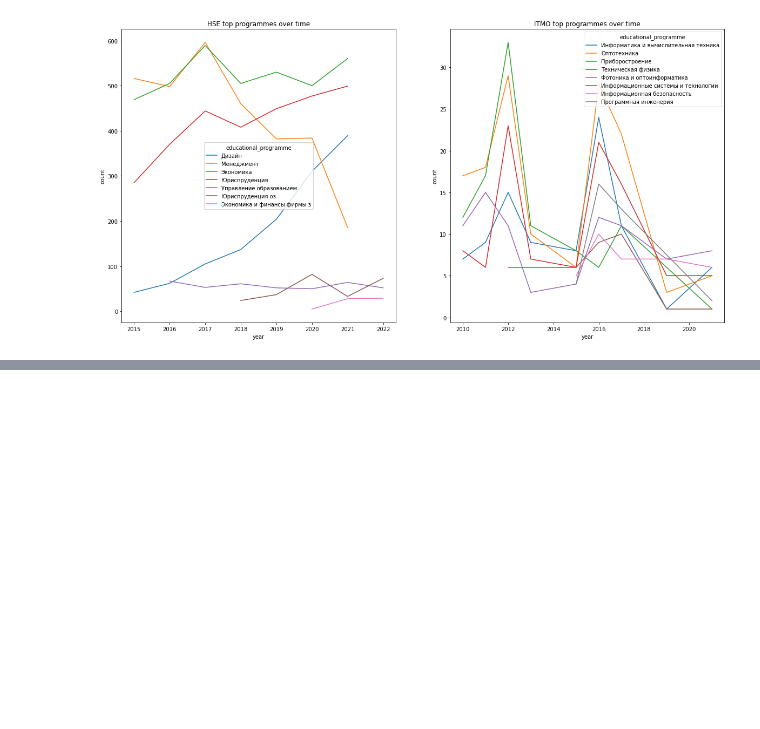
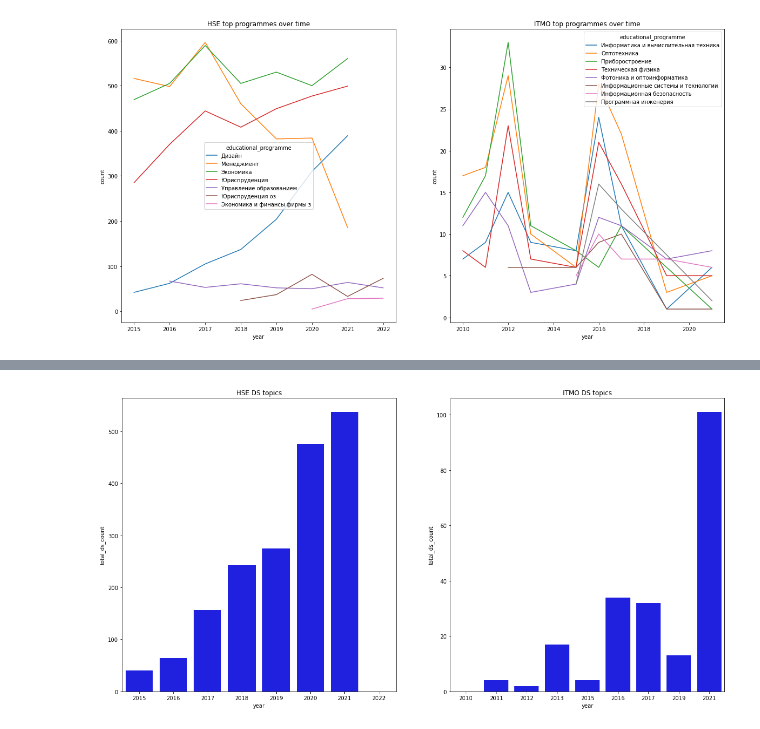
Before and after one commit to evjeny/diplomas_exploratory_analysis, a Jupyter notebook: analysis.ipynb, the cells around one changed output, grey strips where cells are left out. Saved outputs shown, nothing was run; the diff lists cells and outputs as text; code cells hidden in the pictures; blank space fills up the shorter version.

Commit message:
add ds counts over time

```diff
--- a/analysis.ipynb
+++ b/analysis.ipynb
@@ -311,0 +328,3 @@ Last 3 `faculty` values: ['Факультет систем управления
+# %%
+def count_tokens(text: str, regex: re.Pattern) -> int:
+    return len(regex.findall(text))
@@ -311,0 +400,8 @@ Last 3 `faculty` values: ['Факультет систем управления
+# %%
+ds_regexp = re.compile(r"data\s+science", flags=re.IGNORECASE)
+
+test_regex(
+    ds_regexp,
+    ["с развитием data \t\nscience"],
+    ["...based on data scientists could find all the answers"]
+)
@@ -311,0 +458,22 @@ Last 3 `faculty` values: ['Факультет систем управления
+# %%
+ds_counters = [
+    (partial(count_tokens, regex=ml_regexp), "ml"),
+    (partial(count_tokens, regex=ml_ru_regexp), "ml_ru"),
+    (partial(count_tokens, regex=ds_regexp), "ds"),
+    (partial(count_tokens, regex=ai_regexp), "ai"),
+    (partial(count_tokens, regex=ai_ru_regexp), "ai_ru"),
+    (partial(count_tokens, regex=ai_short_regexp), "ai_short"),
+    (partial(count_tokens, regex=ai_short_ru_regexp), "ai_short_ru"),
+]
+total_count_column = "total_ds_count"
+
+itmo_ds_counts_df = apply_counters(
+    transformed_itmo_df,
+    counters=ds_counters,
+    total_count_column=total_count_column
+)
+hse_ds_counts_df = apply_counters(
+    transformed_hse_df,
+    counters=ds_counters,
+    total_count_column=total_count_column
+)
@@ -311,0 +535,14 @@ Last 3 `faculty` values: ['Факультет систем управления
+# %%
+def plot_ds_topics_over_time(df: pd.DataFrame, title: str, ax):
+    groups = df[["year", "total_ds_count"]] \
+        .groupby(["year"], as_index=False).sum() \
+        .sort_values(by="year", ascending=True)
+    ax.set_title(title)
+    sns.barplot(x="year", y="total_ds_count", data=groups, ax=ax, color="b")
+
+
+with add_subplots(1, 2, figsize=(20, 10)) as (hse_ax, itmo_ax):
+    plot_ds_topics_over_time(hse_ds_counts_df, "HSE DS topics", hse_ax)
+    plot_ds_topics_over_time(itmo_ds_counts_df, "ITMO DS topics", itmo_ax)
+# %% [output]
+[figure, added]
```
Also changed, not shown: parts of 18 cells of this notebook.
